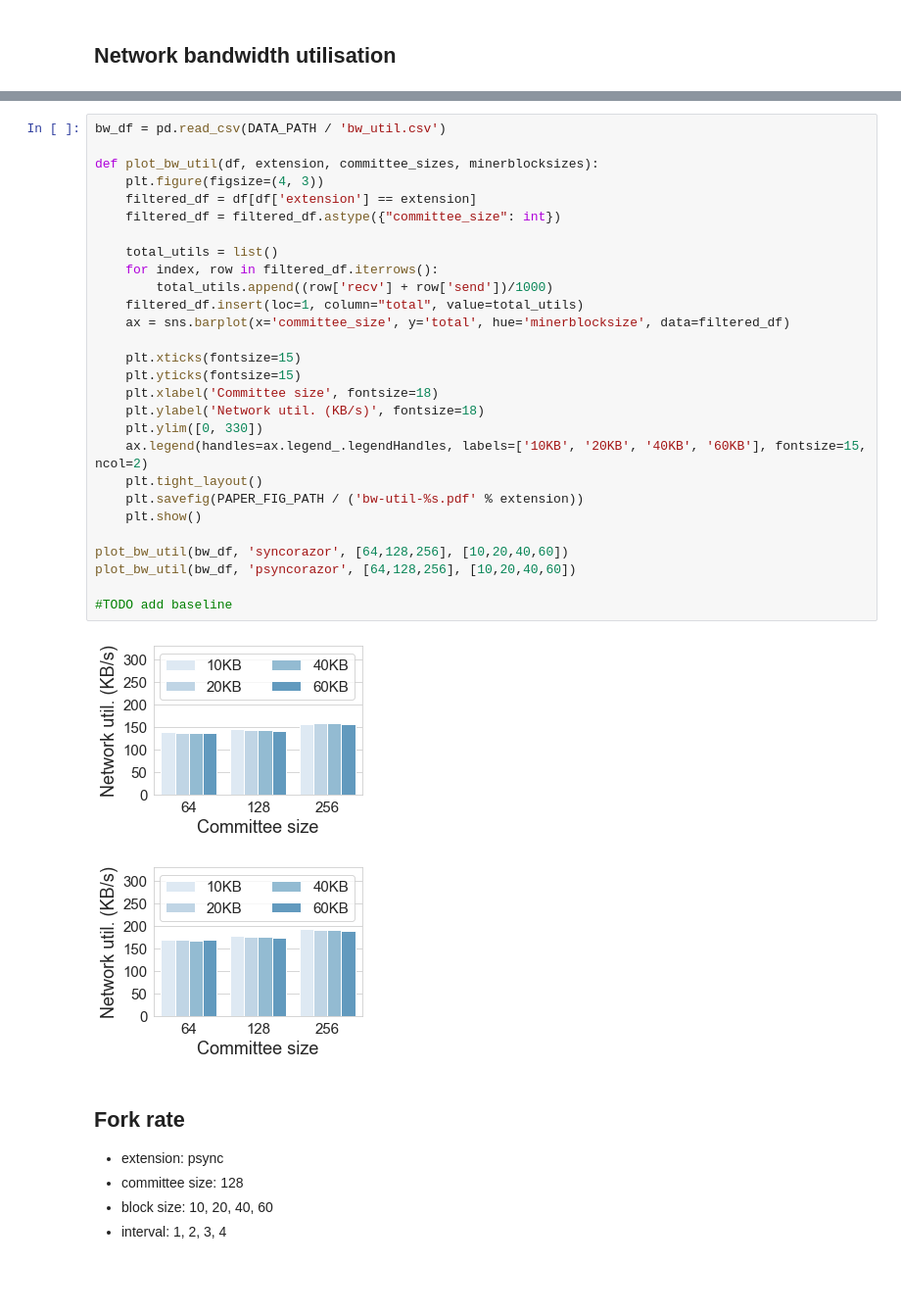
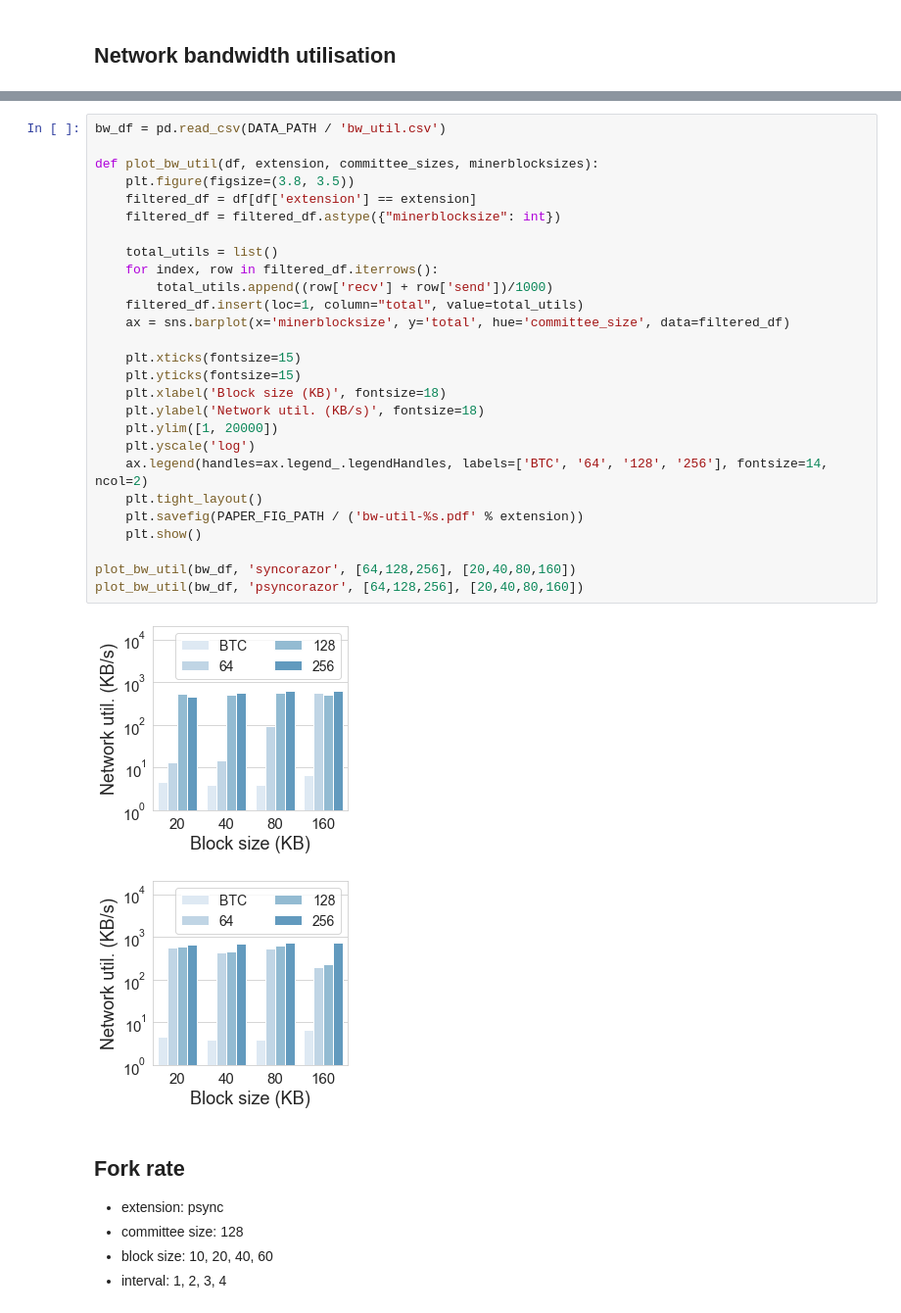
Before and after one commit to SebastianElvis/ebft, a Jupyter notebook: evaluation/analysis.ipynb, the cells around one changed output, grey strips where cells are left out. Shown at 98% size. Cells and saved outputs as stored; diff of their text form; blank space fills up the shorter version.

```diff
--- a/evaluation/analysis.ipynb
+++ b/evaluation/analysis.ipynb
@@ -339,34 +347,33 @@ def save_bw_util(extensions, committee_sizes, latencies, minerblocksizes):
 # %%
 bw_df = pd.read_csv(DATA_PATH / 'bw_util.csv')
 
 def plot_bw_util(df, extension, committee_sizes, minerblocksizes):
-    plt.figure(figsize=(4, 3))
+    plt.figure(figsize=(3.8, 3.5))
     filtered_df = df[df['extension'] == extension]
-    filtered_df = filtered_df.astype({"committee_size": int})
+    filtered_df = filtered_df.astype({"minerblocksize": int})
 
     total_utils = list()
     for index, row in filtered_df.iterrows():
         total_utils.append((row['recv'] + row['send'])/1000)
     filtered_df.insert(loc=1, column="total", value=total_utils)
-    ax = sns.barplot(x='committee_size', y='total', hue='minerblocksize', data=filtered_df)
+    ax = sns.barplot(x='minerblocksize', y='total', hue='committee_size', data=filtered_df)
 
     plt.xticks(fontsize=15)
     plt.yticks(fontsize=15)
-    plt.xlabel('Committee size', fontsize=18)
+    plt.xlabel('Block size (KB)', fontsize=18)
     plt.ylabel('Network util. (KB/s)', fontsize=18)
-    plt.ylim([0, 330])
-    ax.legend(handles=ax.legend_.legendHandles, labels=['10KB', '20KB', '40KB', '60KB'], fontsize=15, ncol=2)
+    plt.ylim([1, 20000])
+    plt.yscale('log')
+    ax.legend(handles=ax.legend_.legendHandles, labels=['BTC', '64', '128', '256'], fontsize=14, ncol=2)
     plt.tight_layout()
     plt.savefig(PAPER_FIG_PATH / ('bw-util-%s.pdf' % extension))
     plt.show()
 
-plot_bw_util(bw_df, 'syncorazor', [64,128,256], [10,20,40,60])
-plot_bw_util(bw_df, 'psyncorazor', [64,128,256], [10,20,40,60])
-
-#TODO add baseline
+plot_bw_util(bw_df, 'syncorazor', [64,128,256], [20,40,80,160])
+plot_bw_util(bw_df, 'psyncorazor', [64,128,256], [20,40,80,160])
 # %% [output]
-[figure, old version]
+[figure, new version]
-[figure, old version]
+[figure, new version]
 # %% [markdown]
 ## Fork rate
 
```
Also changed, not shown: parts of 8 cells of this notebook, 5 other files.
